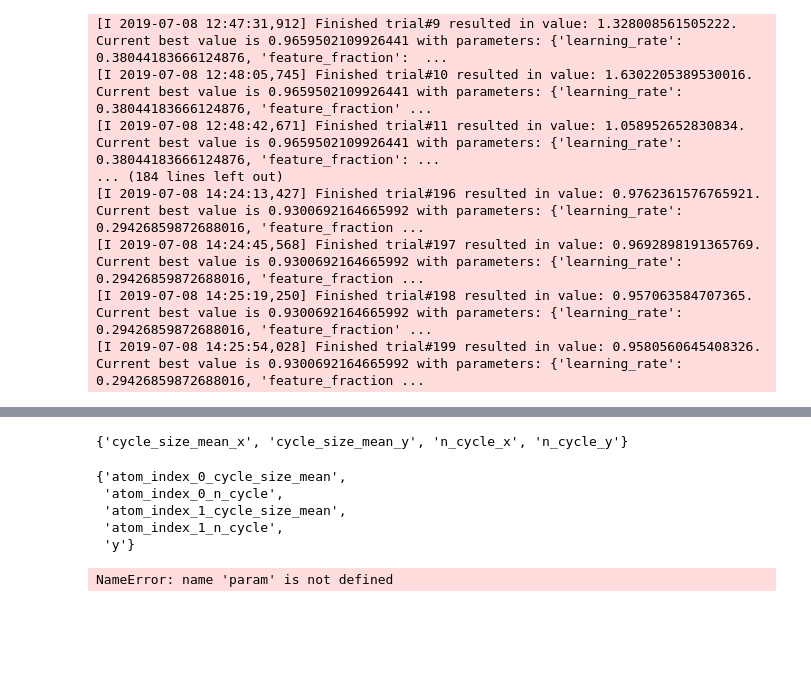
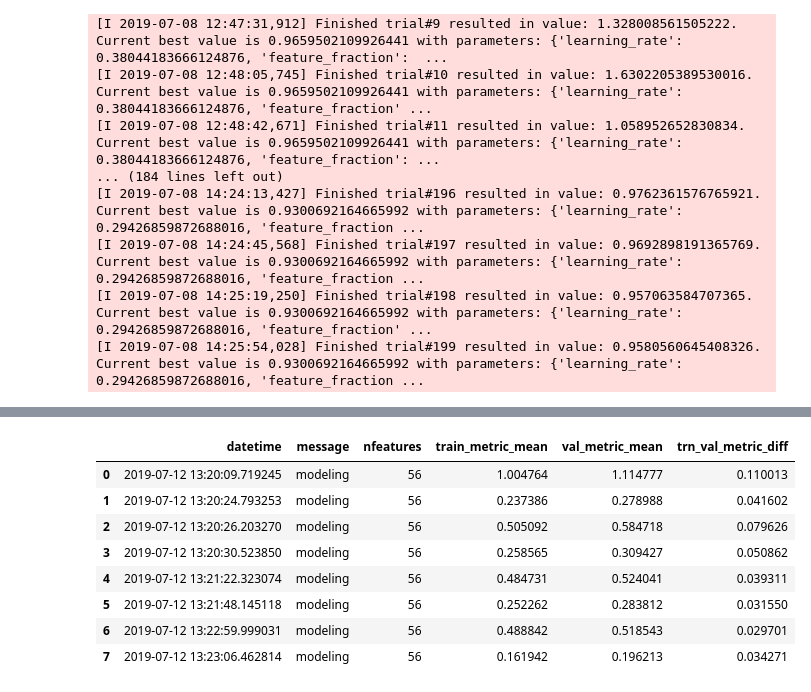
Before and after one commit to arhow/MolecularProperties, a Jupyter notebook: molecularproperties/select_features/process-queue1.ipynb, the cells around one changed output, grey strips where cells are left out. Drawn from its saved outputs; the diff is of its cells as text; code cells hidden in the pictures; blank space fills up the shorter version.

Commit message:
no message

```diff
--- a/molecularproperties/select_features/process-queue1.ipynb
+++ b/molecularproperties/select_features/process-queue1.ipynb
@@ -349,16 +441,0 @@ df_test = df_test.rename(columns={'cycle_size_mean_x':'atom_index_0_cycle_size_m
-# %%
-set(df_test.columns.tolist()) - set(df_train.columns.tolist())
-# %% [output]
-{'cycle_size_mean_x', 'cycle_size_mean_y', 'n_cycle_x', 'n_cycle_y'}
-# %%
-set(df_train.columns.tolist()) - set(df_test.columns.tolist())
-# %% [output]
-{'atom_index_0_cycle_size_mean',
- 'atom_index_0_n_cycle',
- 'atom_index_1_cycle_size_mean',
- 'atom_index_1_n_cycle',
- 'y'}
-# %%
-param
-# %% [output]
-NameError: name 'param' is not defined
@@ -364,0 +451,13 @@ NameError: name 'param' is not defined
+# %%
+df_trial = pd.DataFrame(mytrial)
+df_trial[['datetime', 'message', 'nfeatures', 'train_metric_mean', 'val_metric_mean', 'trn_val_metric_diff']].tail(8)
+# %% [output]
+|  | datetime | message | nfeatures | train_metric_mean | val_metric_mean | trn_val_metric_diff |
+| 0 | 2019-07-12 13:20:09.719245 | modeling | 56 | 1.004764 | 1.114777 | 0.110013 |
+| 1 | 2019-07-12 13:20:24.793253 | modeling | 56 | 0.237386 | 0.278988 | 0.041602 |
+| 2 | 2019-07-12 13:20:26.203270 | modeling | 56 | 0.505092 | 0.584718 | 0.079626 |
+| 3 | 2019-07-12 13:20:30.523850 | modeling | 56 | 0.258565 | 0.309427 | 0.050862 |
+| 4 | 2019-07-12 13:21:22.323074 | modeling | 56 | 0.484731 | 0.524041 | 0.039311 |
+| 5 | 2019-07-12 13:21:48.145118 | modeling | 56 | 0.252262 | 0.283812 | 0.031550 |
+| 6 | 2019-07-12 13:22:59.999031 | modeling | 56 | 0.488842 | 0.518543 | 0.029701 |
+| 7 | 2019-07-12 13:23:06.462814 | modeling | 56 | 0.161942 | 0.196213 | 0.034271 |
```
Also changed, not shown: parts of 20 cells of this notebook.
